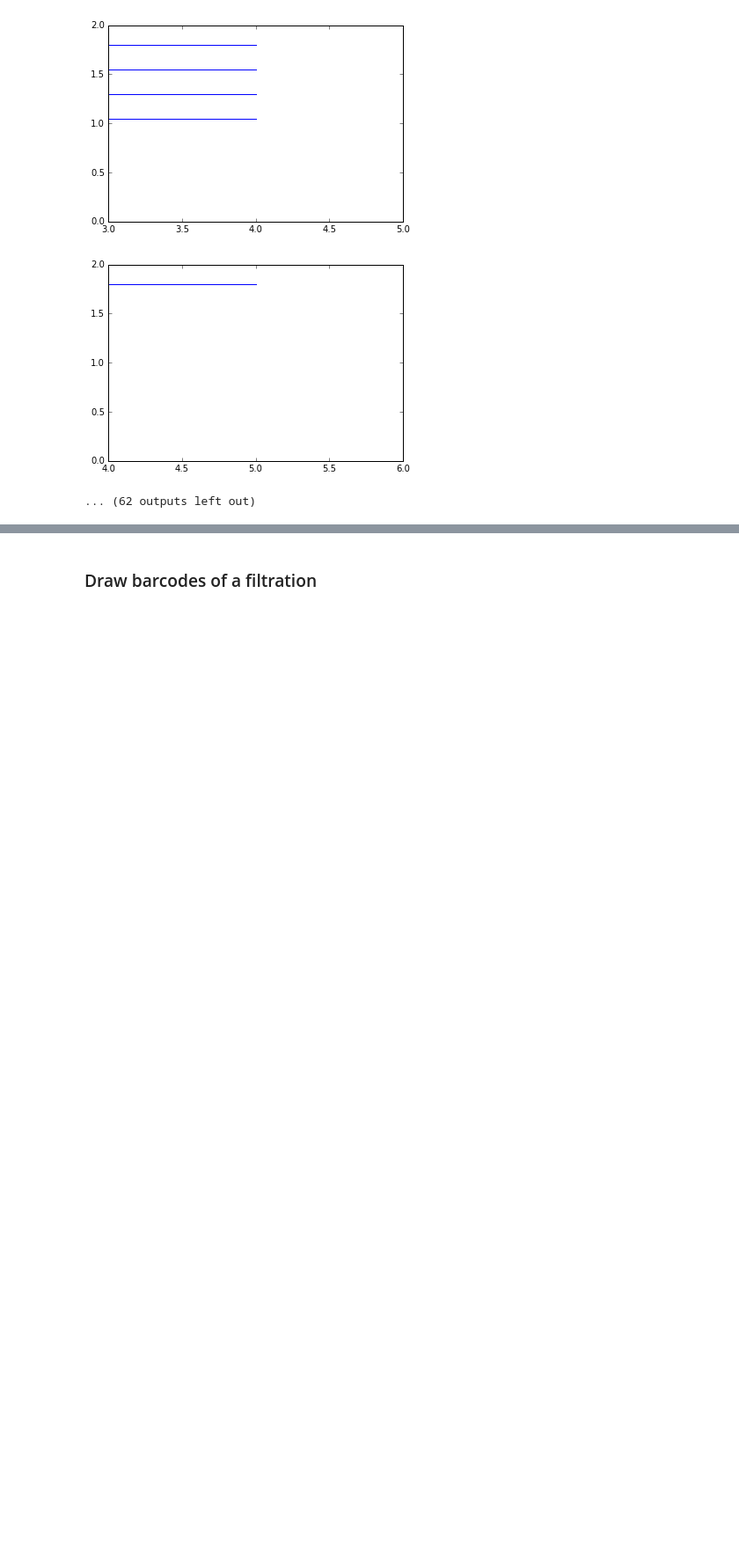
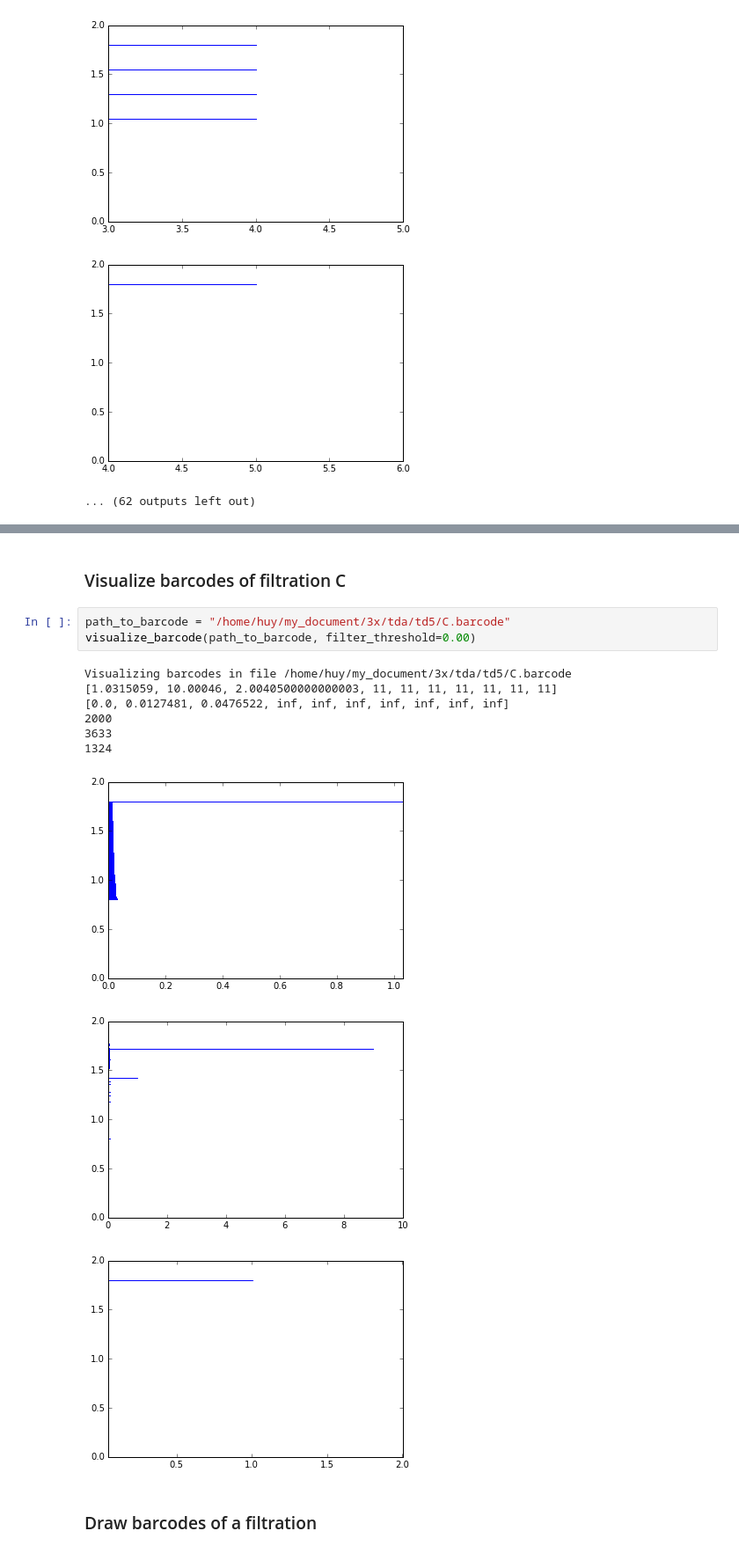
Before and after one commit to vovanhuy/non_top, a Jupyter notebook: python/Untitled.ipynb, the cells around one changed output, grey strips where cells are left out. Shown at 88% size. Drawn from its saved outputs; the diff is of its cells as text; blank space fills up the shorter version.

```diff
--- a/python/Untitled.ipynb
+++ b/python/Untitled.ipynb
@@ -132,3 +154,18 @@ Visualizing barcodes in file /home/huy/my_document/3x/tda/td5/3_ball
+# %% [markdown]
+### Visualize barcodes of filtration C
+# %%
+path_to_barcode = "/home/huy/my_document/3x/tda/td5/C.barcode"
+visualize_barcode(path_to_barcode, filter_threshold=0.00)
+# %% [output]
+Visualizing barcodes in file /home/huy/my_document/3x/tda/td5/C.barcode
+[1.0315059, 10.00046, 2.0040500000000003, 11, 11, 11, 11, 11, 11, 11]
+[0.0, 0.0127481, 0.0476522, inf, inf, inf, inf, inf, inf, inf]
+2000
+3633
+1324
+[figure, added]
+[figure, added]
+[figure, added]
 # %% [markdown]
 ### Draw barcodes of a filtration
 # %%
```
Also changed, not shown: parts of 5 cells of this notebook.
